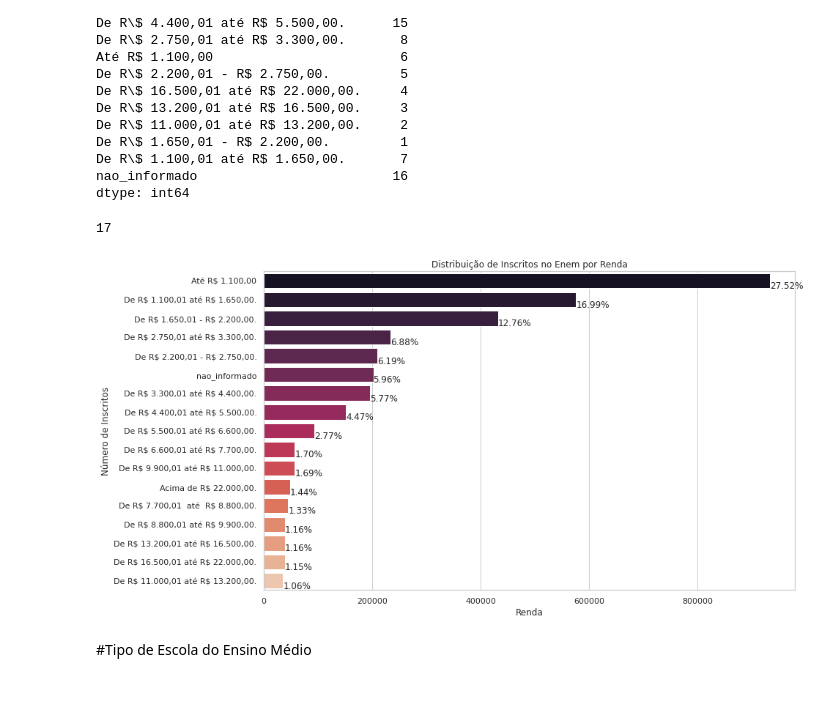
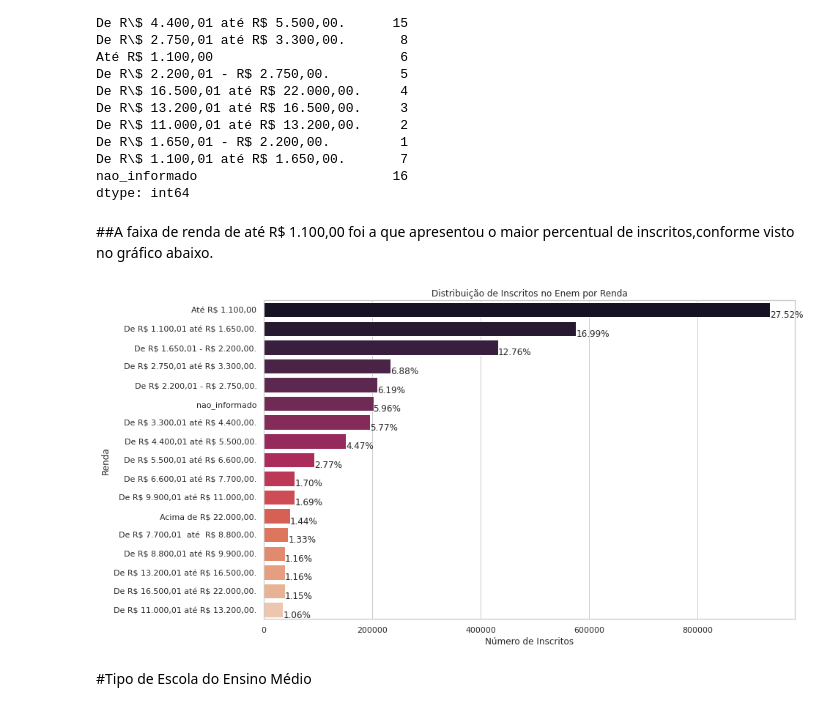
Before and after one commit to everaldofaustino/projeto_final_semantix, a Jupyter notebook: notebooks/Análise_microdados_ENEM_git.ipynb, the cells around one changed output. Saved outputs shown, nothing was run; the diff lists cells and outputs as text; code cells hidden in the pictures.

```diff
--- a/notebooks/Análise_microdados_ENEM_git.ipynb
+++ b/notebooks/Análise_microdados_ENEM_git.ipynb
@@ -304,34 +303,32 @@ De R\$ 1.650,01 - R$ 2.200,00.         1
 De R\$ 1.100,01 até R$ 1.650,00.       7
 nao_informado                         16
 dtype: int64
-# %%
-total
-# %% [output]
-17
+# %% [markdown]
+##A faixa de renda de até R$ 1.100,00 foi a que apresentou o maior percentual de inscritos,conforme visto no gráfico abaixo.
 # %%
 from array import array
 sns.set(style="whitegrid",color_codes=True)
 fig, ax= plt.subplots(figsize =(13,8))
 palette = sns.color_palette("rocket", 18)
 #palette.reverse()
 
 #pal = sns.color_palette("YlOrRd", len(renda1))
 #rank = renda2.argsort().argsort()
 ax = sns.barplot(x='count', y='Q006',ax=ax, data=renda,palette=palette)
 plt.ticklabel_format(style='plain', axis='x')
 
 total = len(renda1)
 for p in ax.patches:
         percentage = '{:1.2f}%'.format(100 * p.get_width()/total)
         x = p.get_x() + p.get_width() -0.5
         y = p.get_y() + p.get_height()
         ax.annotate(percentage, (x, y))
 
-ax.set(ylabel='Número de Inscritos', xlabel='Renda',title='Distribuição de Inscritos no Enem por Renda')
+ax.set(xlabel='Número de Inscritos', ylabel='Renda',title='Distribuição de Inscritos no Enem por Renda')
 
 plt.show()
 # %% [output]
-[figure, old version]
+[figure, new version]
 # %% [markdown]
 #Tipo de Escola do Ensino Médio
 # %%
```
Also changed, not shown: parts of 10 cells of this notebook.
